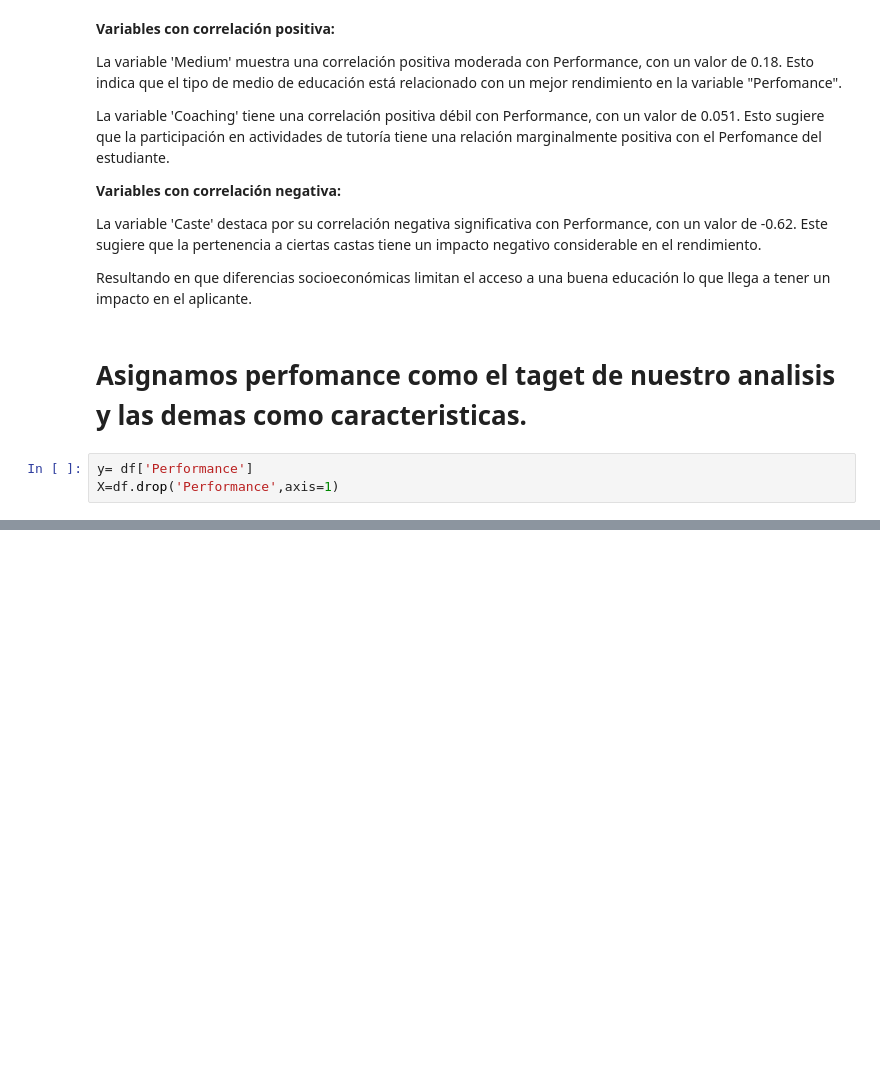
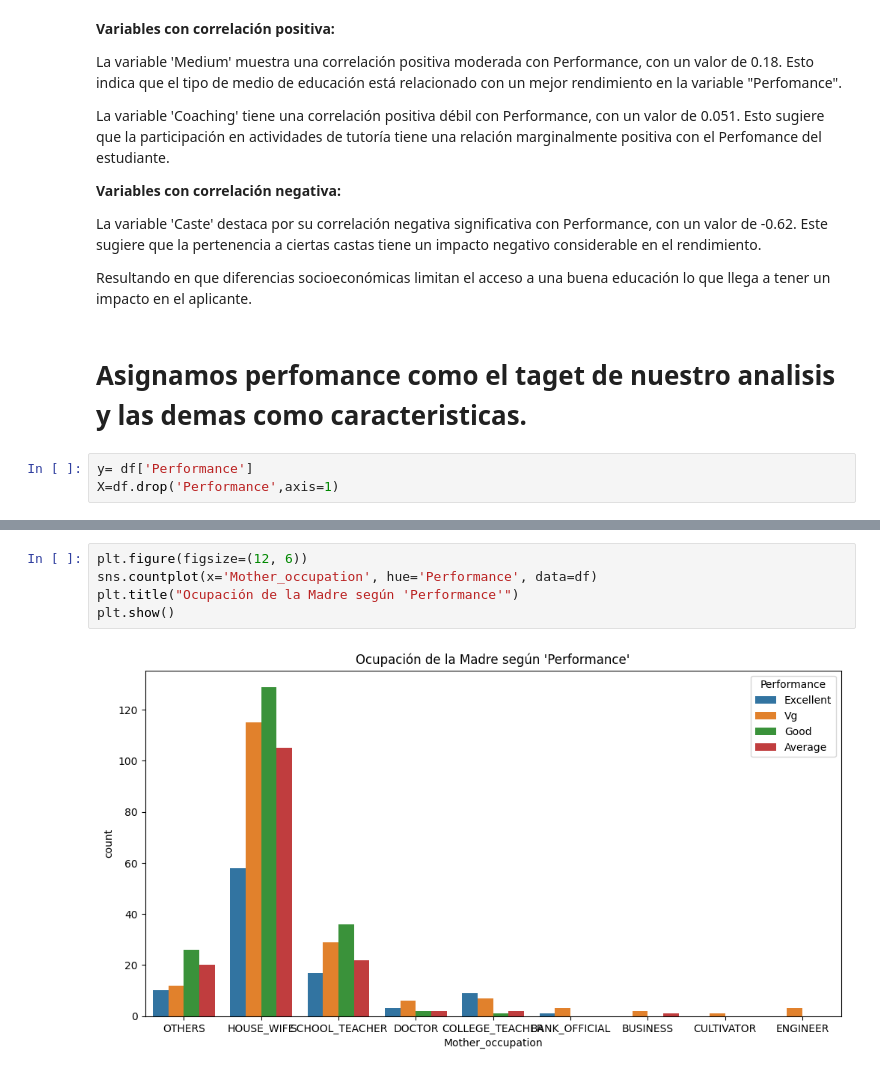
Before and after one commit to Jesus2342/MLOps_Team_33, a Jupyter notebook: Fase_1_Student_Performance.ipynb, the cells around one changed output, grey strips where cells are left out. Saved outputs shown, nothing was run; the diff lists cells and outputs as text; blank space fills up the shorter version.

```diff
--- a/Fase_1_Student_Performance.ipynb
+++ b/Fase_1_Student_Performance.ipynb
@@ -110,0 +156,7 @@ X=df.drop('Performance',axis=1)
+# %%
+plt.figure(figsize=(12, 6))
+sns.countplot(x='Mother_occupation', hue='Performance', data=df)
+plt.title("Ocupación de la Madre según 'Performance'")
+plt.show()
+# %% [output]
+[figure, added]
```
Also changed, not shown: parts of 8 cells of this notebook.
